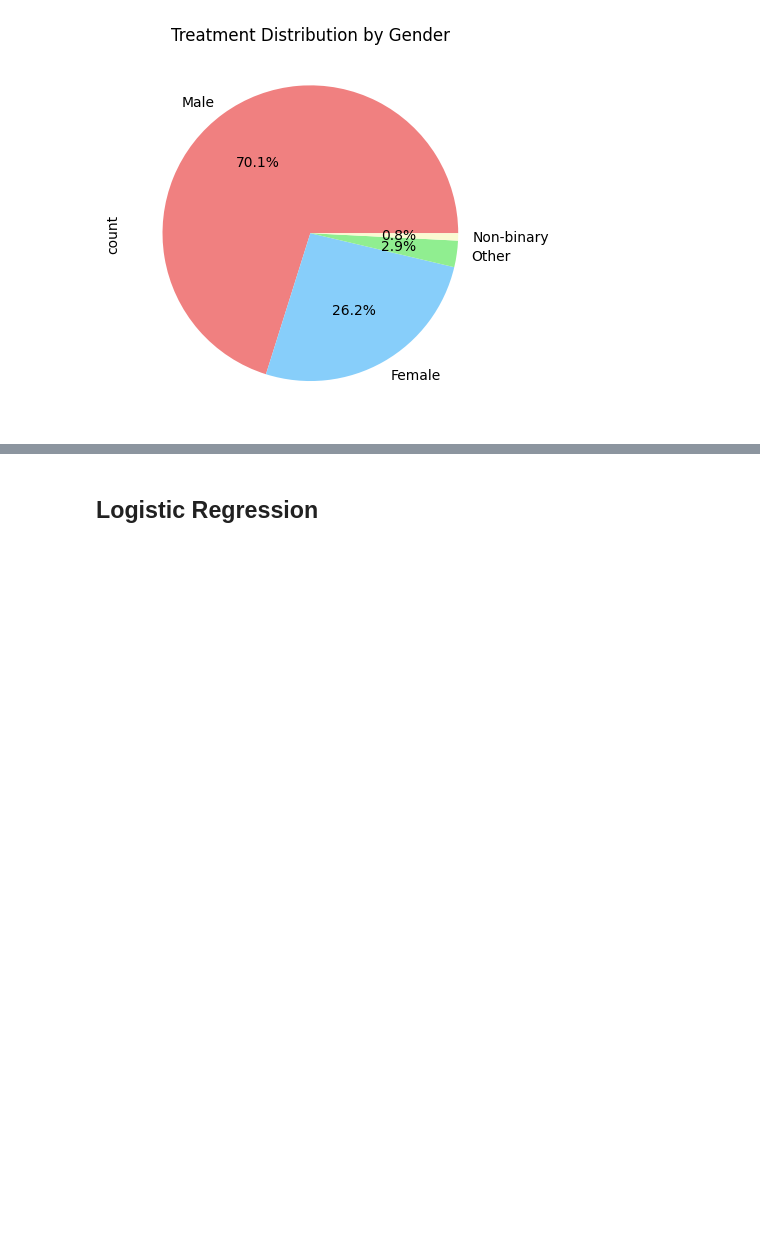
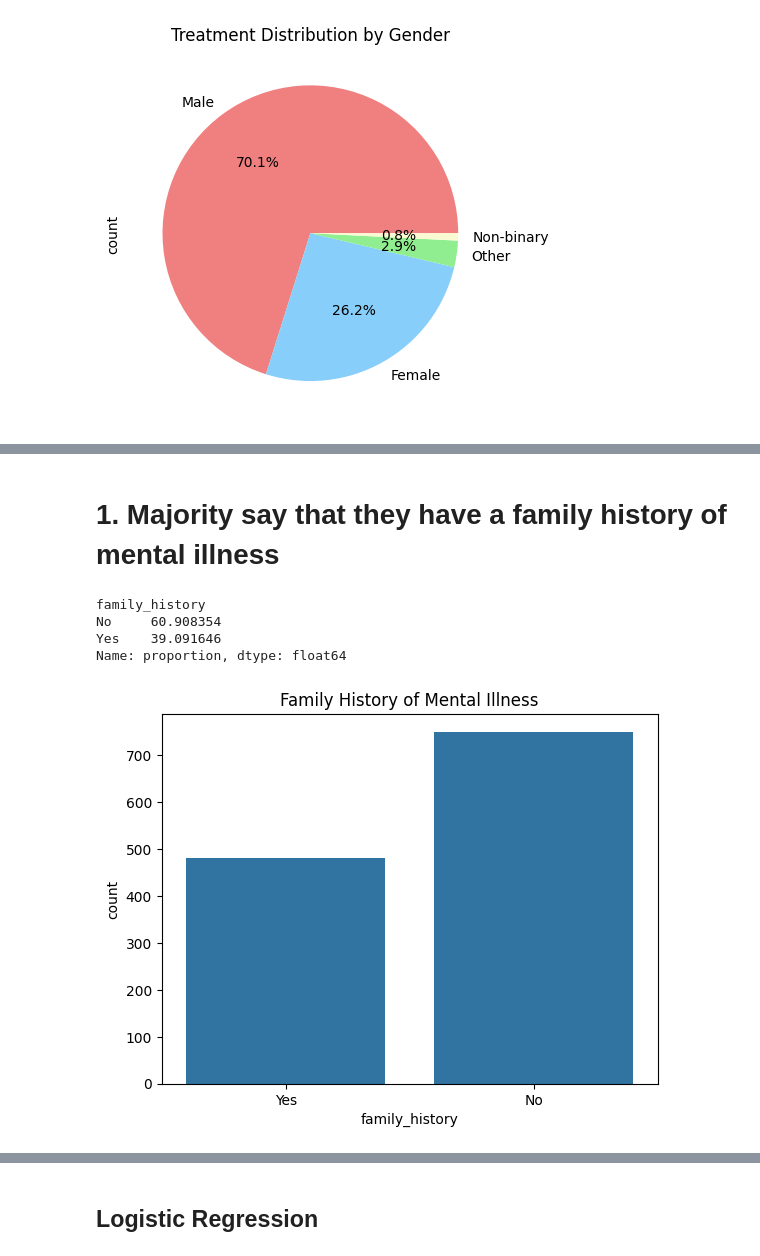
Before and after one commit to harshbopaliya/Mental-Health-Analysis, a Jupyter notebook: notebooks/model_testing.ipynb, the cells around one changed output, grey strips where cells are left out. Cells and saved outputs as stored; diff of their text form; code cells hidden in the pictures; blank space fills up the shorter version.

```diff
--- a/notebooks/model_testing.ipynb
+++ b/notebooks/model_testing.ipynb
@@ -385,0 +456,15 @@ plt.show()
+# %% [markdown]
+# 1. Majority say that they have a family history of mental illness
+# %%
+family_history_count = df['family_history'].value_counts(normalize=True) * 100
+print(family_history_count)
+
+sns.countplot(x='family_history', data=df)
+plt.title('Family History of Mental Illness')
+plt.show()
+# %% [output]
+family_history
+No     60.908354
+Yes    39.091646
+Name: proportion, dtype: float64
+[figure, added]
```
Also changed, not shown: parts of 26 cells of this notebook, 1 other file.
